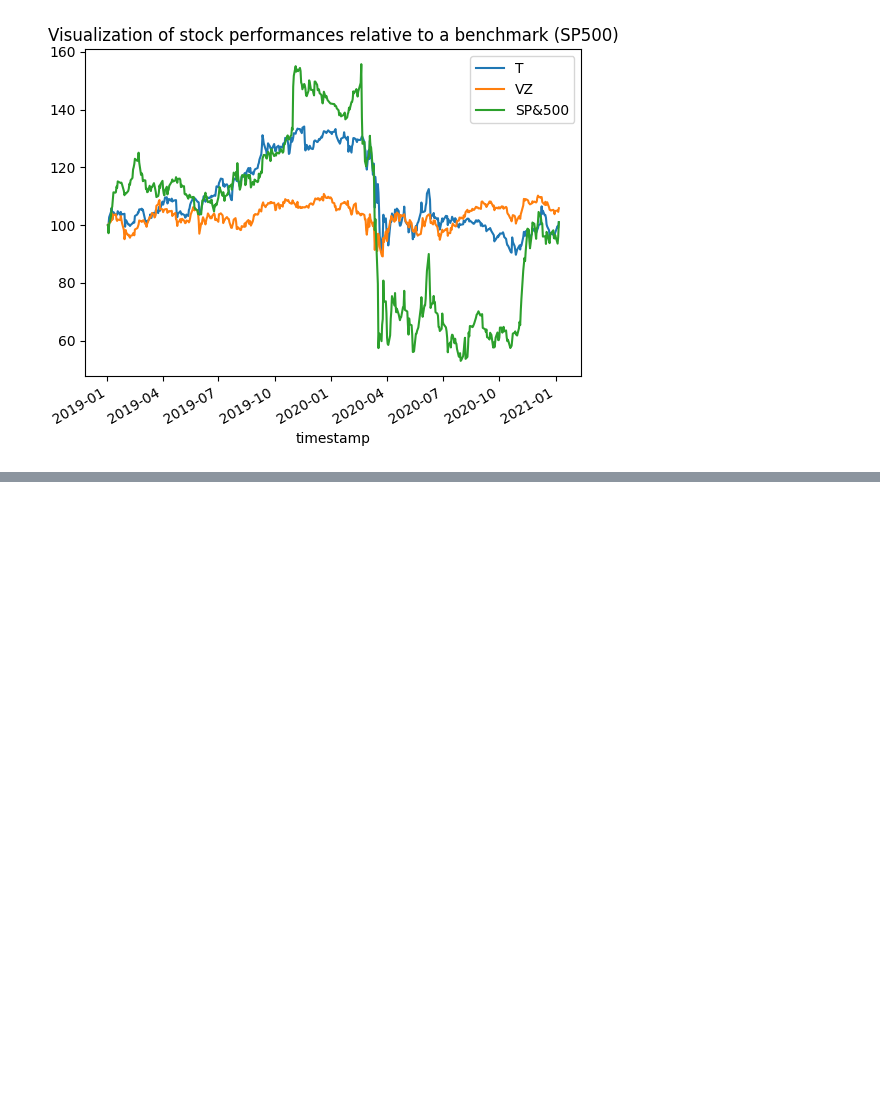
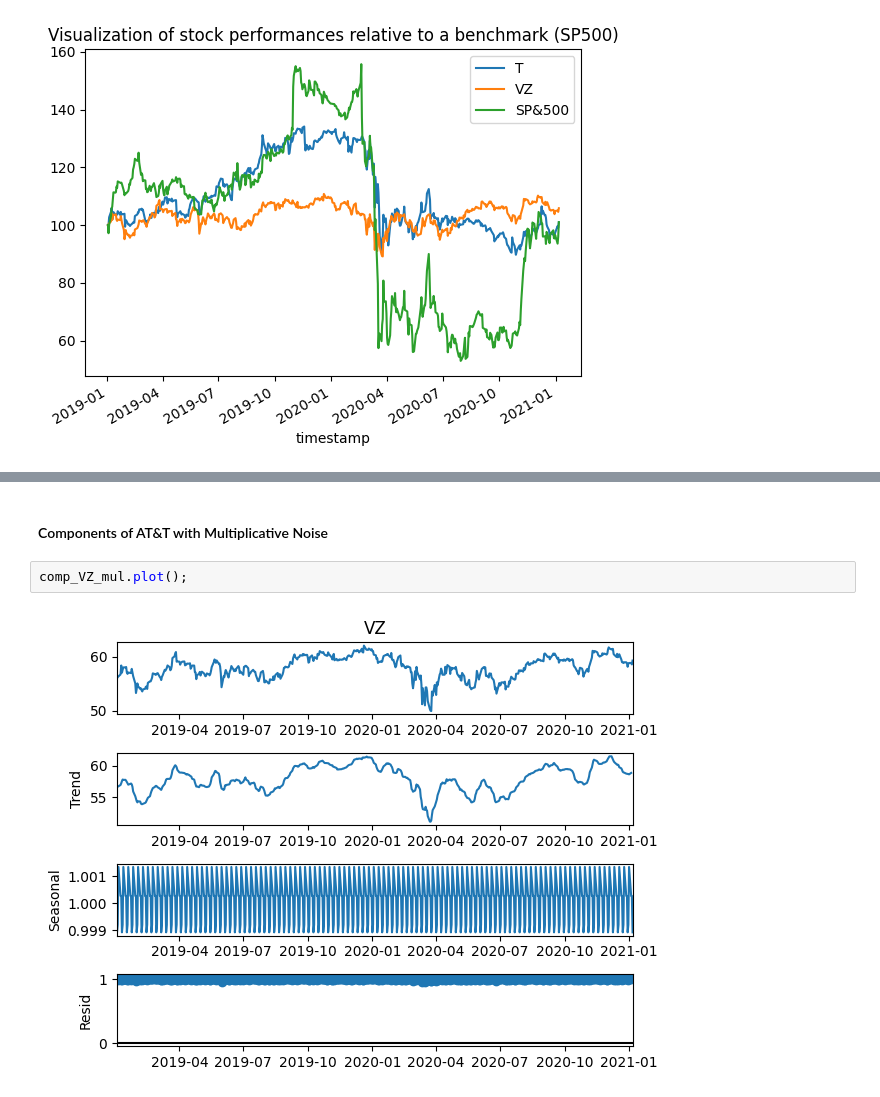
Before and after one commit to pallabee/Time-Series-for-Stock-Price-Prediction, a Jupyter notebook: data preparation/data_extraction.ipynb, the cells around one changed output, grey strips where cells are left out. Cells and saved outputs as stored; diff of their text form; blank space fills up the shorter version.

```diff
--- a/data preparation/data_extraction.ipynb
+++ b/data preparation/data_extraction.ipynb
@@ -161,0 +265,6 @@ plt.title("Visualization of stock performances relative to a benchmark (SP500)")
+# %% [markdown]
+#### Components of AT&T with Multiplicative Noise
+# %%
+comp_VZ_mul.plot();
+# %% [output]
+[figure, added]
```
Also changed, not shown: parts of 21 cells of this notebook.
